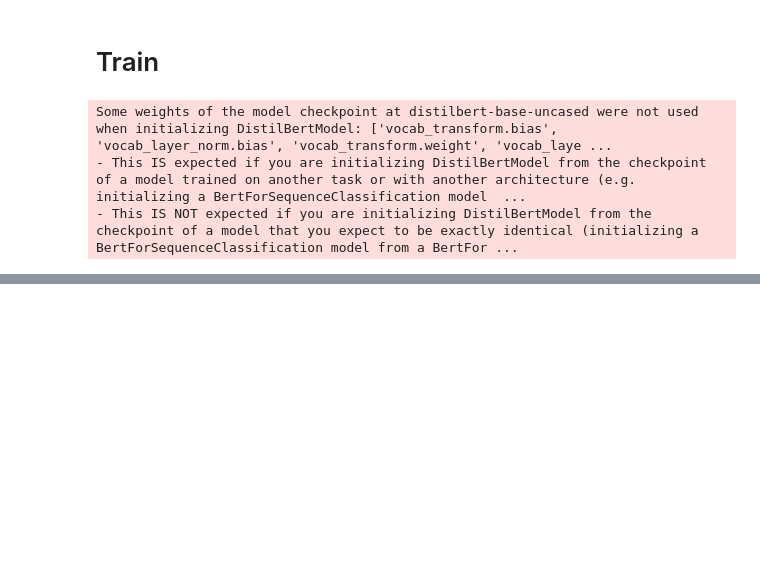
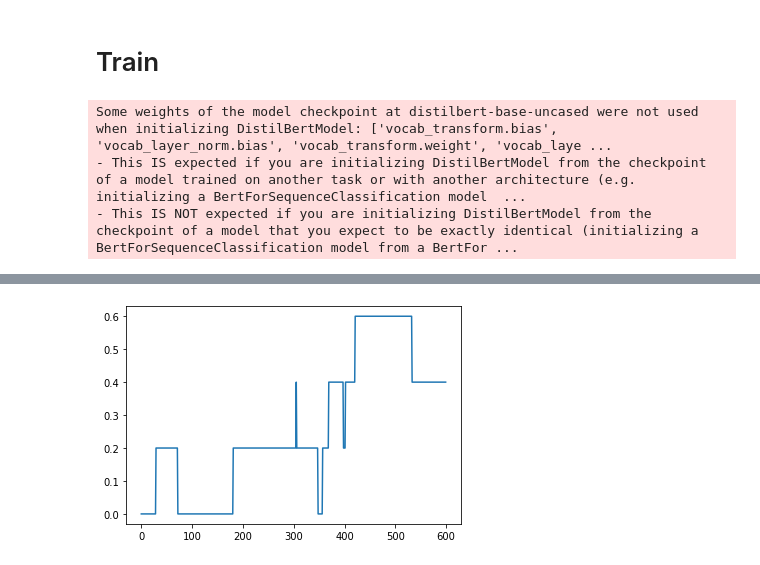
Before and after one commit to RohanM/news-bias, a Jupyter notebook: finetune.ipynb, the cells around one changed output, grey strips where cells are left out. Saved outputs shown, nothing was run; the diff lists cells and outputs as text; code cells hidden in the pictures; blank space fills up the shorter version.

Commit message:
Evaluate progress against validation set

```diff
--- a/finetune.ipynb
+++ b/finetune.ipynb
@@ -165,7 +165,7 @@ num_tokens = data_train['input_ids'].shape[1]
 # %%
 from transformers import get_scheduler
 # %%
-num_epochs = 500
+num_epochs = 600
 num_training_steps = num_epochs * len(train_dataloader)
 lr_scheduler = get_scheduler(
     "cosine",
@@ -189,16 +189,18 @@ Some weights of the model checkpoint at distilbert-base-uncased were not used wh
 # %%
 model.freeze_base()
 # %%
-#optimizer = AdamW(model.parameters(), lr=0.0001)
-optimizer = SGD(model.parameters(), lr=0.00001)
+optimizer = AdamW(model.parameters(), lr=0.00001)
+#optimizer = SGD(model.parameters(), lr=0.00001)
 # %%
 all_results = []
 losses = []
 lrs = []
+accuracies = []
+acc_threshold = 0.1
 # %%
 progress_bar = tqdm(range(num_training_steps))
-model.train()
 for epoch in range(num_epochs):
+    model.train()
     for batch in train_dataloader:
         outputs = model(**batch)
         loss = outputs.loss
@@ -210,6 +212,14 @@ for epoch in range(num_epochs):
         optimizer.step()
         lr_scheduler.step()
         progress_bar.update(1)
+
+    model.eval()
+    for batch in valid_dataloader:
+        with torch.no_grad():
+            outputs = model(**batch)
+        diffs = (batch['labels'] - outputs.logits).abs()
+        num_correct = torch.count_nonzero(diffs.where(diffs < acc_threshold, torch.zeros_like(diffs)))
+        accuracies.append(num_correct / float(batch['labels'].shape[0]))
 # %%
 import matplotlib.pyplot as plt
 plt.plot(all_results)
@@ -217,3 +229,8 @@ plt.show()
+# %%
+plt.plot(accuracies)
+plt.show()
+# %% [output]
+[figure, added]
 # %%
 plt.plot(losses)
 plt.show()
```
Also changed, not shown: parts of 7 cells of this notebook.
